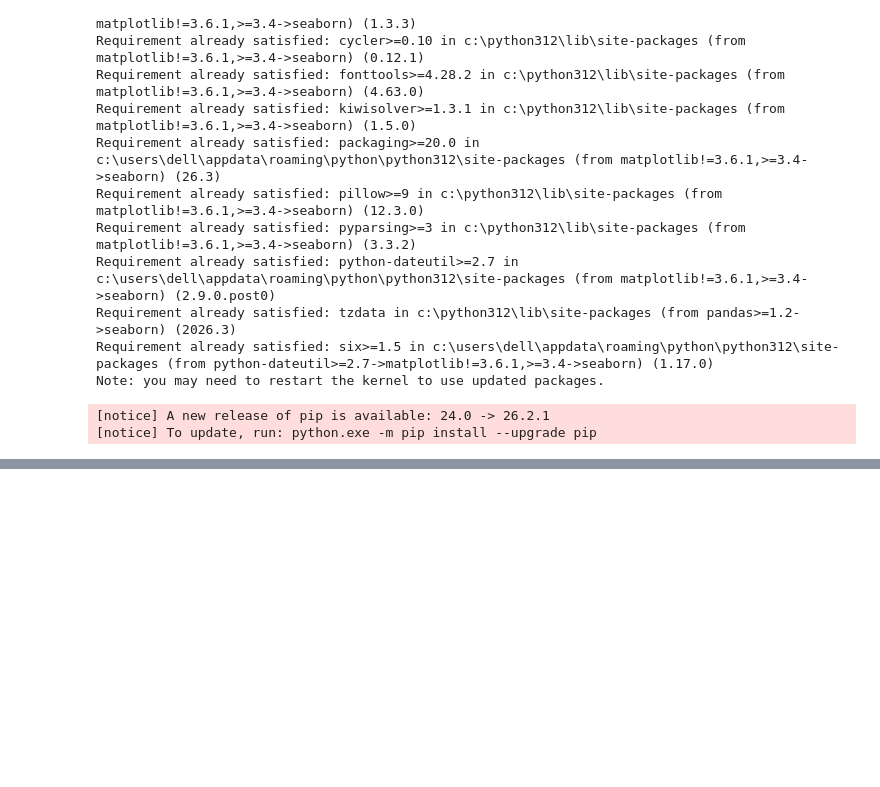
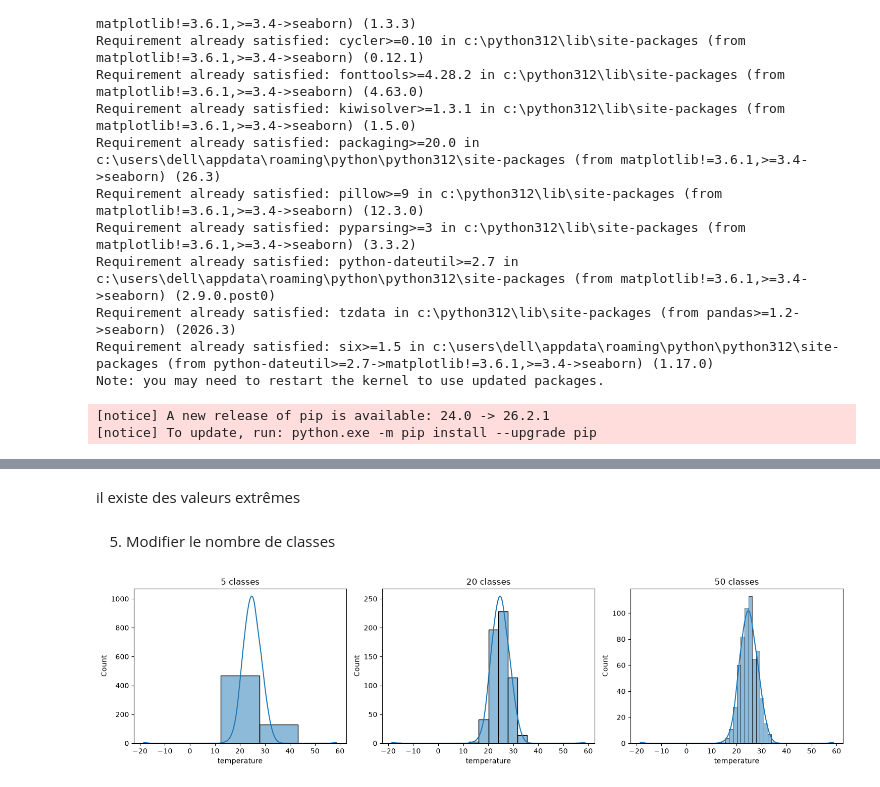
Before and after one commit to yohanfredyh/atelier_seaborn, a Jupyter notebook: notebooks/atelier_seaborn_iot.ipynb, the cells around one changed output, grey strips where cells are left out. Drawn from its saved outputs; the diff is of its cells as text; code cells hidden in the pictures; blank space fills up the shorter version.

```diff
--- a/notebooks/atelier_seaborn_iot.ipynb
+++ b/notebooks/atelier_seaborn_iot.ipynb
@@ -31,0 +102,13 @@ df =pd.read_csv(r"C:\Users\DELL\OneDrive\Documents\odc\03-python_pour_ML_et_IA\a
+# %% [markdown]
+il existe des valeurs extrêmes
+# %% [markdown]
+5) Modifier le nombre de classes
+# %%
+fig, axes = plt.subplots(1, 3, figsize=(15, 4))
+for ax, n_bins in zip(axes, [5, 20, 50]):
+    sns.histplot(data=df, x="temperature", bins=n_bins, kde=True, ax=ax)
+    ax.set_title(f"{n_bins} classes")
+plt.tight_layout()
+plt.show()
+# %% [output]
+[figure, added]
```
Also changed, not shown: parts of 12 cells of this notebook.
